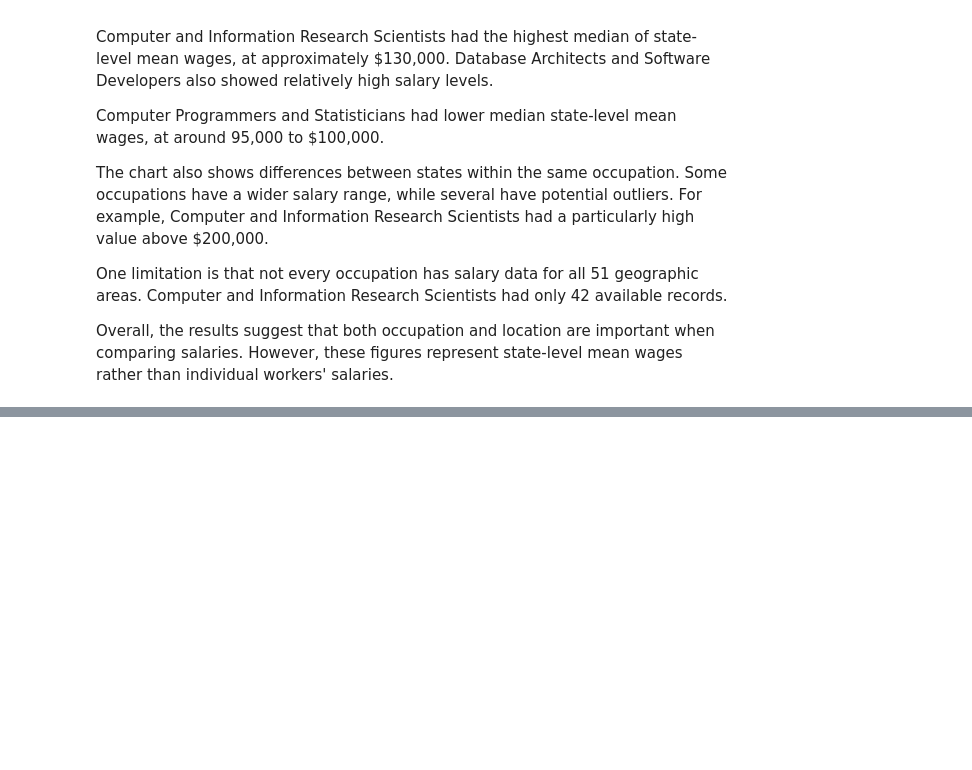
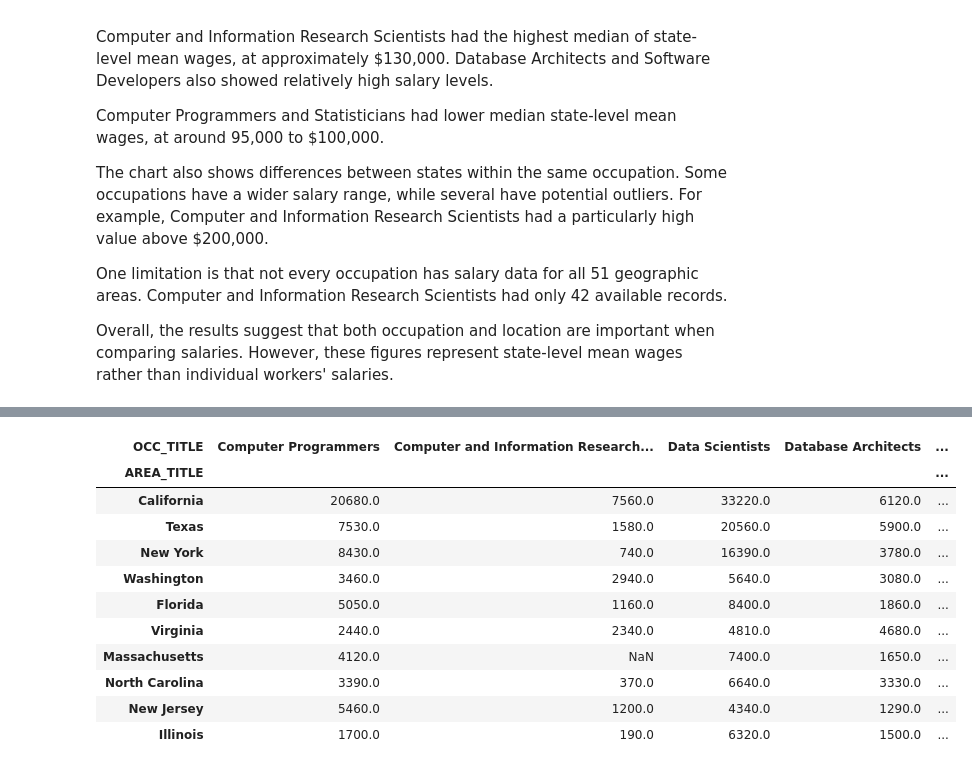
Before and after one commit to Arcanjo-jefferson/USA-AI-Employment-Analysis, a Jupyter notebook: analysis/employment_analysis.ipynb, the cells around one changed output, grey strips where cells are left out. Cells and saved outputs as stored; diff of their text form; code cells hidden in the pictures; blank space fills up the shorter version.

```diff
--- a/analysis/employment_analysis.ipynb
+++ b/analysis/employment_analysis.ipynb
@@ -583,0 +871,43 @@ Overall, the results suggest that both occupation and location are important whe
+# %%
+# Select state, occupation and employment data
+state_employment = df_states[
+    ["AREA_TITLE", "OCC_TITLE", "TOT_EMP"]
+].copy()
+
+# Identify the ten states with the highest combined employment
+top_states = (
+    state_employment.groupby("AREA_TITLE")["TOT_EMP"]
+    .sum(min_count=1)
+    .nlargest(10)
+    .index
+)
+
+# Keep only the top ten states
+top_state_employment = state_employment[
+    state_employment["AREA_TITLE"].isin(top_states)
+]
+
+# Prepare the data for the heatmap
+employment_heatmap = top_state_employment.pivot(
+    index="AREA_TITLE",
+    columns="OCC_TITLE",
+    values="TOT_EMP"
+)
+
+# Order states by their combined employment
+employment_heatmap = employment_heatmap.loc[top_states]
+
+employment_heatmap
+# %% [output]
+| OCC_TITLE | Computer Programmers | Computer and Information Research... | Data Scientists | Database Architects | ... |
+| AREA_TITLE |  |  |  |  | ... |
+| California | 20680.0 | 7560.0 | 33220.0 | 6120.0 | ... |
+| Texas | 7530.0 | 1580.0 | 20560.0 | 5900.0 | ... |
+| New York | 8430.0 | 740.0 | 16390.0 | 3780.0 | ... |
+| Washington | 3460.0 | 2940.0 | 5640.0 | 3080.0 | ... |
+| Florida | 5050.0 | 1160.0 | 8400.0 | 1860.0 | ... |
+| Virginia | 2440.0 | 2340.0 | 4810.0 | 4680.0 | ... |
+| Massachusetts | 4120.0 | NaN | 7400.0 | 1650.0 | ... |
+| North Carolina | 3390.0 | 370.0 | 6640.0 | 3330.0 | ... |
+| New Jersey | 5460.0 | 1200.0 | 4340.0 | 1290.0 | ... |
+| Illinois | 1700.0 | 190.0 | 6320.0 | 1500.0 | ... |
```
Also changed, not shown: parts of 21 cells of this notebook.
